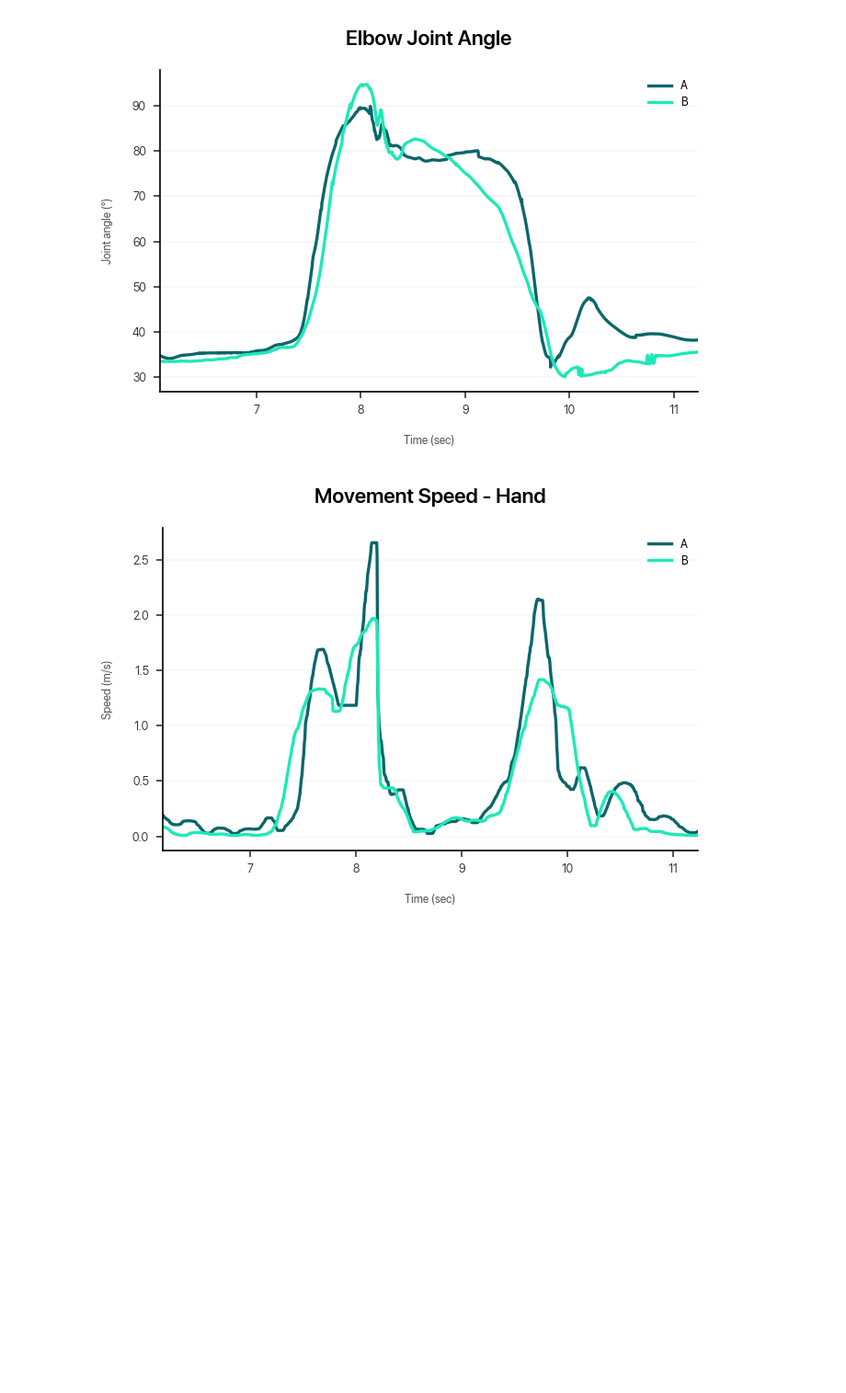
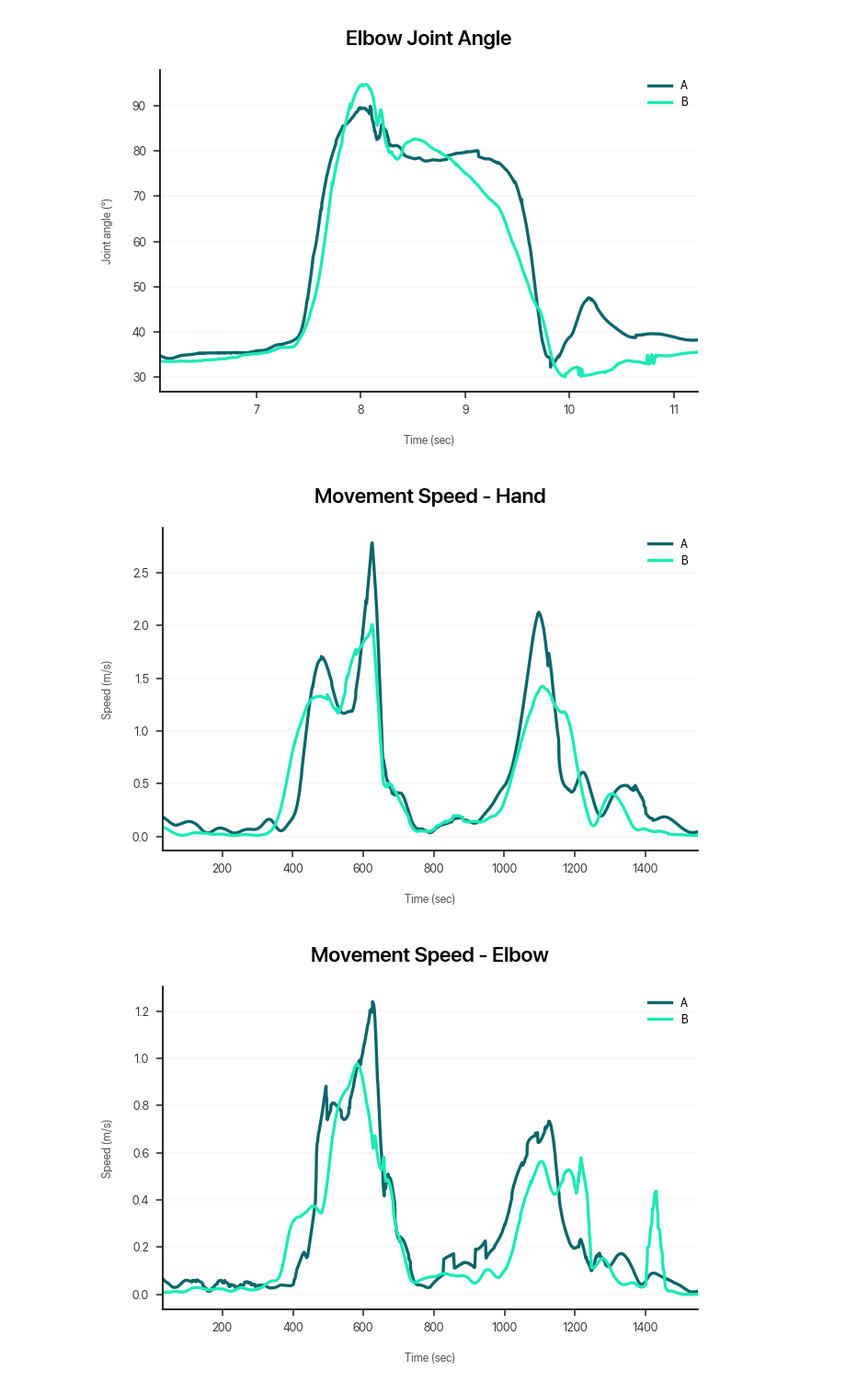
Before and after one commit to dlundgaard/dapup-mocap, a Jupyter notebook: analysis.ipynb, the cells around one changed output. Shown at 92% size. Cells and saved outputs as stored; diff of their text form; code cells hidden in the pictures; blank space fills up the shorter version.

Commit message:
massively cleaned up data access with nested data structure

```diff
--- a/analysis.ipynb
+++ b/analysis.ipynb
@@ -28,9 +28,6 @@ print(f"""[INFO] found {len(markers)} markers: {", ".join(markers)}""")
 
 data = pd.read_csv(datafile_path, sep = "\t", header = metadata_header_lines + len(events) + 2, usecols=lambda name: "Unnamed" not in name)
 
-position_cols = [col for col in data.columns if col not in ["Frame", "Time"]]
-data[position_cols] = data[position_cols].replace(0, np.nan).interpolate()
-
 data = data.set_index(["Frame", "Time"])
 data.columns = data.columns.str.split("_", expand = True)
 data = data.stack(0)
@@ -44,7 +41,21 @@ for frame, event_name in events.set_index("Frame")["Name"].items():
 
 data.insert(2, "Trial", ((data["Event"] == "Trial") & (data["Event"].fillna(0) != data["Event"].fillna(0).shift())).cumsum() + 1)
 
-data
+trials = []
+for trial, subset in data.groupby("Trial"):
+    participants = []
+    for subject, subset in subset.groupby("Subject"):
+        marker_collection = []
+        for marker in markers:
+            pos_data = subset[["Frame", "Time", "Axis", marker]].pivot(index = ["Frame", "Time"], columns = ["Axis"], values = marker)
+            pos_data = pos_data[[dimension + "_Raw" for dimension in "XYZ"]] = pos_data.replace(0, np.nan)
+            pos_data[[dimension for dimension in "XYZ"]] = pos_data[[dimension for dimension in "XYZ"]].interpolate()
+            marker_collection.append(pos_data.reset_index())
+        participants.append(pd.Series(marker_collection, name = "Marker", index = markers))
+    trials.append(pd.Series(participants, name = "Participant", index = ["A", "B"]))
+dataset = pd.Series(data = trials, index = range(1, len(trials) + 1), name = "Trial")
+
+# dataset[1]["A"]["Elbow"]
 # %% [output]
 [INFO] found 1 trial
 [INFO] found 10 markers: Biceps, Elbow, Hand, HandLower, HandUpper, ShoulderRight, Thumb, Wrist, WristLower, WristUpper
@@ -156,33 +143,29 @@ plot_angles(trial = 1, markers = ("ShoulderRight", "Elbow", "Hand"))
 # %% [output]
 [figure]
 # %%
-def calculate_velocity(data, marker):
+def calculate_velocity(data):
     data[["dX", "dY", "dZ"]] = data[["X", "Y", "Z"]].values - data[["X", "Y", "Z"]].shift(1).values
     data["v"] = data.apply(lambda vals: np.sqrt(
         vals["dX"]**2 +
         vals["dY"]**2 +
         vals["dZ"]**2)
     , axis = 1)
-    data["v"] = 300 * data["v"].rolling(30).median() / 1000
+    data["v"] = 300 * data["v"].rolling(30).mean() / 1000
     return data["v"]
 
 def plot_velocity(trial, marker):
     plt.figure()
     for participant in "AB":
-        subset = data[(data["Trial"] == trial) & (data["Subject"] == participant)][["Time", "Axis"] + [marker]].pivot_table(
-            index = "Time",
-            columns = "Axis",
-            values = marker,
-        )
-        plt.plot(calculate_velocity(subset, marker), label = participant)
+        plt.plot(calculate_velocity(dataset[trial][participant][marker]), label = participant)
     plt.title(f"Movement Speed - {marker}\n")
     plt.xlabel("Time (sec)")
     plt.ylabel("Speed (m/s)")
     plt.margins(x=0)
     plt.legend()
     plt.tight_layout()
 
 plot_velocity(trial = 1, marker = "Hand")
 # plot_velocity(trial = 1, marker = "Elbow")
 # %% [output]
-[figure, old version]
+[figure, new version]
+[figure, added]
```
Also changed, not shown: parts of 5 cells of this notebook.
